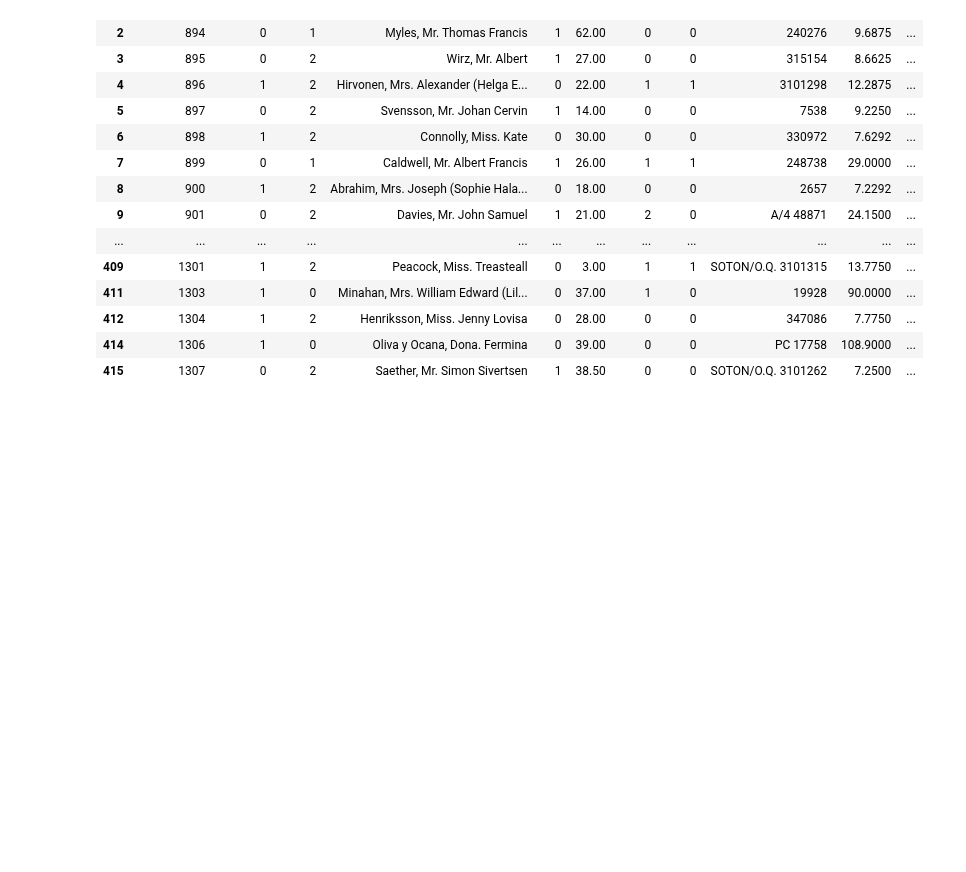
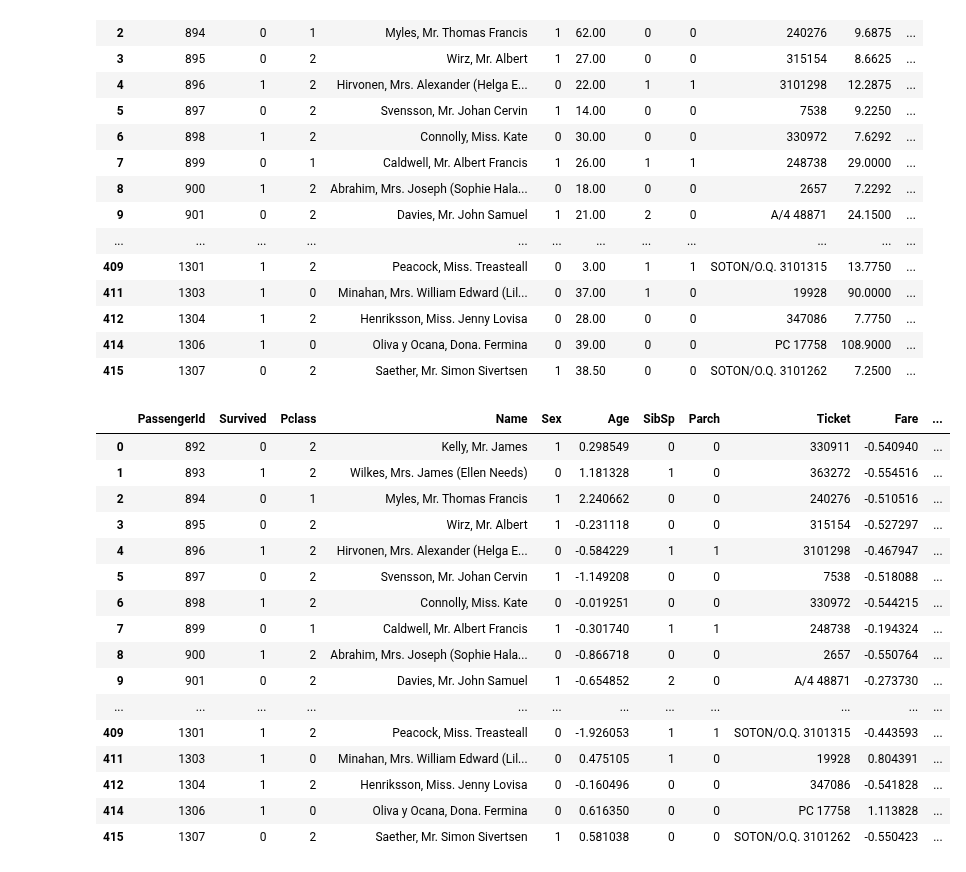
Before and after one commit to KeneanDita/Exploratory-Data-Analysis-EDA-, a Jupyter notebook: titanic_eda.ipynb, the cells around one changed output. Saved outputs shown, nothing was run; the diff lists cells and outputs as text; code cells hidden in the pictures; blank space fills up the shorter version.

Commit message:
Standardization

```diff
--- a/titanic_eda.ipynb
+++ b/titanic_eda.ipynb
@@ -250,3 +173,27 @@ data
 | 412 | 1304 | 1 | 2 | Henriksson, Miss. Jenny Lovisa | 0 | 28.00 | 0 | 0 | 347086 | 7.7750 | ... |
 | 414 | 1306 | 1 | 0 | Oliva y Ocana, Dona. Fermina | 0 | 39.00 | 0 | 0 | PC 17758 | 108.9000 | ... |
 | 415 | 1307 | 0 | 2 | Saether, Mr. Simon Sivertsen | 1 | 38.50 | 0 | 0 | SOTON/O.Q. 3101262 | 7.2500 | ... |
+# %%
+from sklearn.preprocessing import StandardScaler
+
+scaler = StandardScaler()
+data[['Age', 'Fare']] = scaler.fit_transform(data[['Age', 'Fare']])
+data
+# %% [output]
+|  | PassengerId | Survived | Pclass | Name | Sex | Age | SibSp | Parch | Ticket | Fare | ... |
+| 0 | 892 | 0 | 2 | Kelly, Mr. James | 1 | 0.298549 | 0 | 0 | 330911 | -0.540940 | ... |
+| 1 | 893 | 1 | 2 | Wilkes, Mrs. James (Ellen Needs) | 0 | 1.181328 | 1 | 0 | 363272 | -0.554516 | ... |
+| 2 | 894 | 0 | 1 | Myles, Mr. Thomas Francis | 1 | 2.240662 | 0 | 0 | 240276 | -0.510516 | ... |
+| 3 | 895 | 0 | 2 | Wirz, Mr. Albert | 1 | -0.231118 | 0 | 0 | 315154 | -0.527297 | ... |
+| 4 | 896 | 1 | 2 | Hirvonen, Mrs. Alexander (Helga E... | 0 | -0.584229 | 1 | 1 | 3101298 | -0.467947 | ... |
+| 5 | 897 | 0 | 2 | Svensson, Mr. Johan Cervin | 1 | -1.149208 | 0 | 0 | 7538 | -0.518088 | ... |
+| 6 | 898 | 1 | 2 | Connolly, Miss. Kate | 0 | -0.019251 | 0 | 0 | 330972 | -0.544215 | ... |
+| 7 | 899 | 0 | 1 | Caldwell, Mr. Albert Francis | 1 | -0.301740 | 1 | 1 | 248738 | -0.194324 | ... |
+| 8 | 900 | 1 | 2 | Abrahim, Mrs. Joseph (Sophie Hala... | 0 | -0.866718 | 0 | 0 | 2657 | -0.550764 | ... |
+| 9 | 901 | 0 | 2 | Davies, Mr. John Samuel | 1 | -0.654852 | 2 | 0 | A/4 48871 | -0.273730 | ... |
+| ... | ... | ... | ... | ... | ... | ... | ... | ... | ... | ... | ... |
+| 409 | 1301 | 1 | 2 | Peacock, Miss. Treasteall | 0 | -1.926053 | 1 | 1 | SOTON/O.Q. 3101315 | -0.443593 | ... |
+| 411 | 1303 | 1 | 0 | Minahan, Mrs. William Edward (Lil... | 0 | 0.475105 | 1 | 0 | 19928 | 0.804391 | ... |
+| 412 | 1304 | 1 | 2 | Henriksson, Miss. Jenny Lovisa | 0 | -0.160496 | 0 | 0 | 347086 | -0.541828 | ... |
+| 414 | 1306 | 1 | 0 | Oliva y Ocana, Dona. Fermina | 0 | 0.616350 | 0 | 0 | PC 17758 | 1.113828 | ... |
+| 415 | 1307 | 0 | 2 | Saether, Mr. Simon Sivertsen | 1 | 0.581038 | 0 | 0 | SOTON/O.Q. 3101262 | -0.550423 | ... |
```
Also changed, not shown: parts of 4 cells of this notebook.
